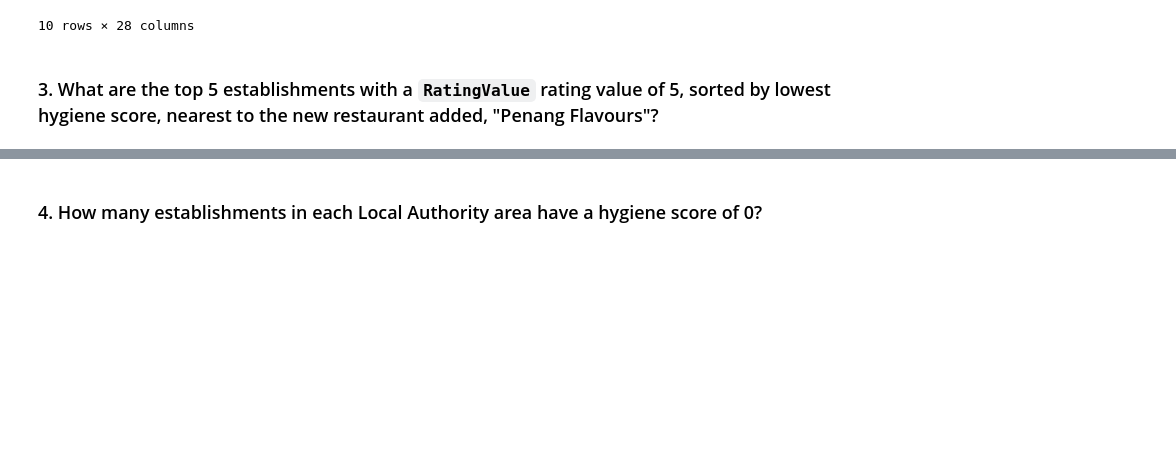
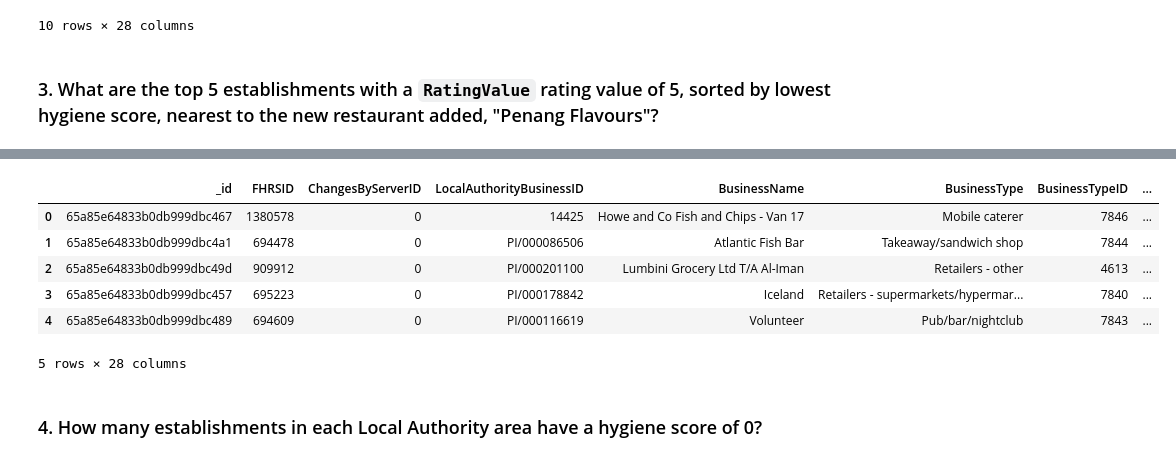
Before and after one commit to bernardtse/nosql-challenge, a Jupyter notebook: NoSQL_analysis.ipynb, the cells around one changed output, grey strips where cells are left out. Drawn from its saved outputs; the diff is of its cells as text; code cells hidden in the pictures; blank space fills up the shorter version.

```diff
--- a/NoSQL_analysis_starter.ipynb
+++ b/NoSQL_analysis.ipynb
@@ -155,0 +141,27 @@ SyntaxError: invalid syntax (848538274.py, line 6)
+# %%
+# Query coordinates of Penang Flavours
+penang_flavours = establishments.find_one({'BusinessName': 'Penang Flavours'})
+
+# Search within 0.01 degree on either side of the latitude and longitude.
+latitude = penang_flavours["geocode"]["latitude"]
+longitude = penang_flavours["geocode"]["longitude"]
+degree_search = 0.01
+
+# Define the search query
+# Rating value must equal 5
+query = {
+    "geocode.latitude": {"$gte": latitude - degree_search, "$lte": latitude + degree_search},
+    "geocode.longitude": {"$gte": longitude - degree_search, "$lte": longitude + degree_search},
+    "RatingValue": {"$eq": 5}
+}
+
+# Sort by hygiene score
+sort = [("scores.Hygiene", 1)]
+limit = 5
+
+# Find and sort the top 5 establishments
+top5establishments = list(establishments.find(query).sort(sort).limit(limit))
+
+# Print the results
+for establishment in top5establishments:
+    pprint(establishment)
@@ -156,5 +186,17 @@ SyntaxError: invalid syntax (848538274.py, line 6)
 # %%
 # Convert result to Pandas DataFrame
+top5establishments_df = pd.DataFrame(top5establishments)
+
+# Display the DataFrame (5 rows)
+top5establishments_df
+# %% [output]
+|  | _id | FHRSID | ChangesByServerID | LocalAuthorityBusinessID | BusinessName | BusinessType | BusinessTypeID | ... |
+| 0 | 65a85e64833b0db999dbc467 | 1380578 | 0 | 14425 | Howe and Co Fish and Chips - Van 17 | Mobile caterer | 7846 | ... |
+| 1 | 65a85e64833b0db999dbc4a1 | 694478 | 0 | PI/000086506 | Atlantic Fish Bar | Takeaway/sandwich shop | 7844 | ... |
+| 2 | 65a85e64833b0db999dbc49d | 909912 | 0 | PI/000201100 | Lumbini Grocery Ltd T/A Al-Iman | Retailers - other | 4613 | ... |
+| 3 | 65a85e64833b0db999dbc457 | 695223 | 0 | PI/000178842 | Iceland | Retailers - supermarkets/hypermar... | 7840 | ... |
+| 4 | 65a85e64833b0db999dbc489 | 694609 | 0 | PI/000116619 | Volunteer | Pub/bar/nightclub | 7843 | ... |
+5 rows × 28 columns
 # %% [markdown]
 ### 4. How many establishments in each Local Authority area have a hygiene score of 0?
 # %%
```
Also changed, not shown: parts of 4 cells of this notebook, 1 other file.
